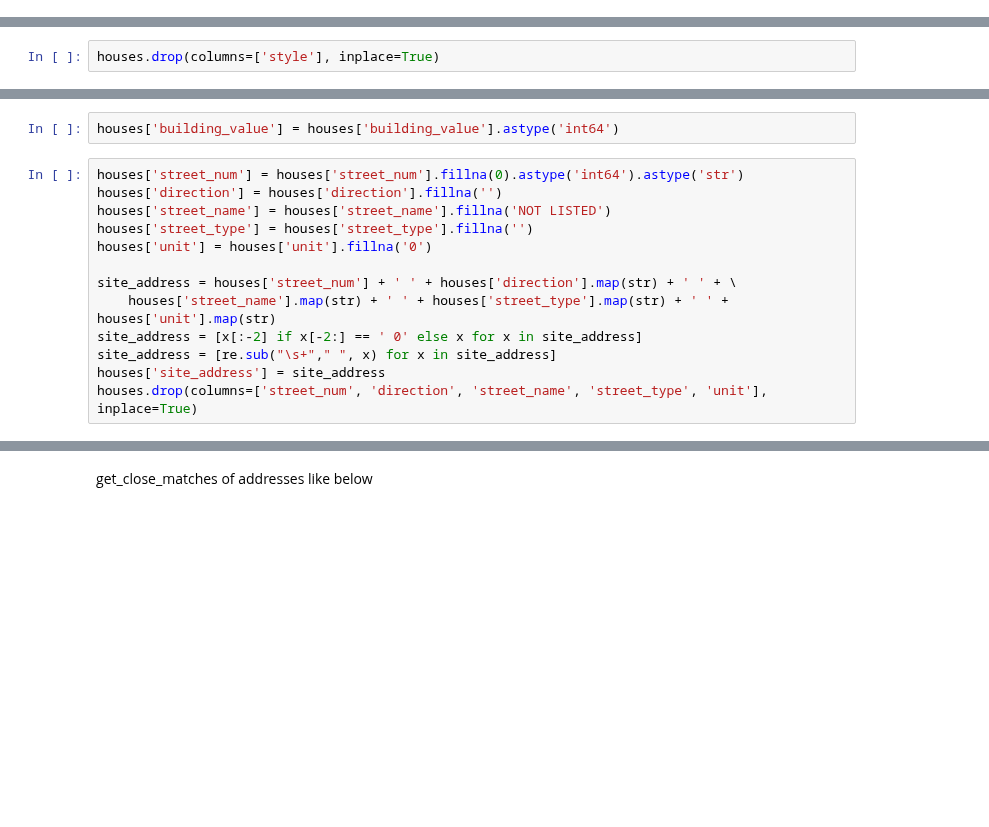
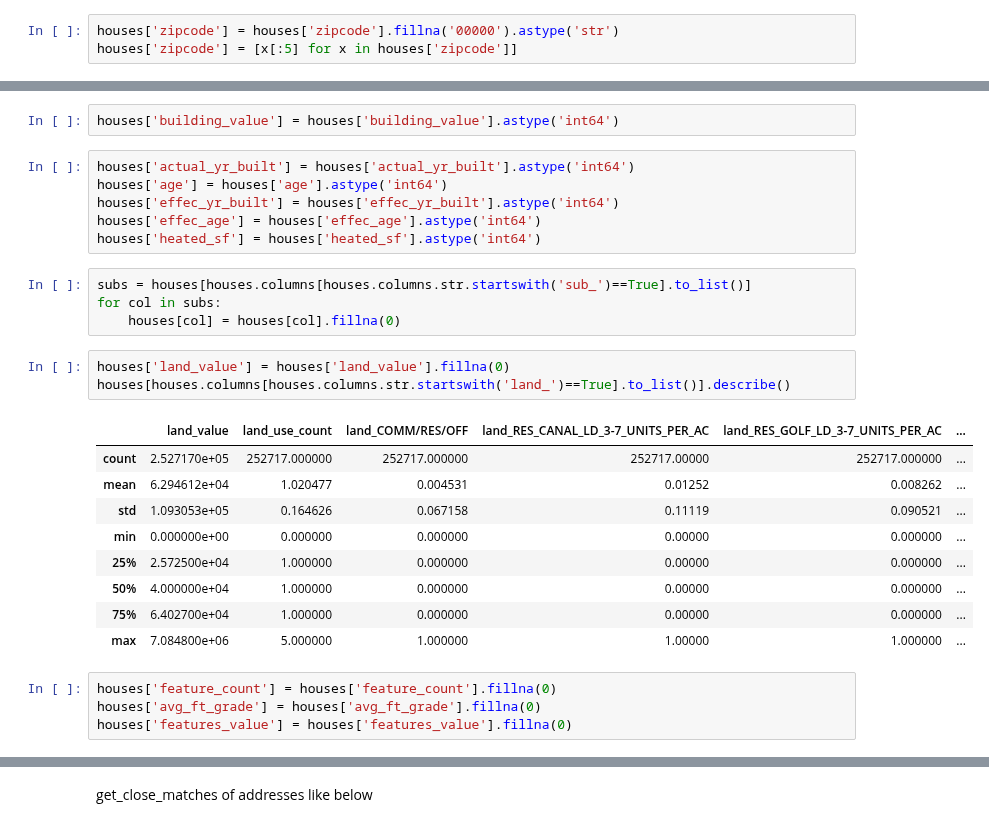
Before and after one commit to WillRobinson152/DS_Assingments, a Jupyter notebook: Jax Housing Analysis/3.CleanData.ipynb, the cells around one changed output, grey strips where cells are left out. Saved outputs shown, nothing was run; the diff lists cells and outputs as text; blank space fills up the shorter version.

```diff
--- a/Jax Housing Analysis/3.CleanData.ipynb
+++ b/Jax Housing Analysis/3.CleanData.ipynb
@@ -212,0 +319,3 @@ houses['neighborhood'] = houses['neighborhood'].astype('str')
+# %%
+houses['zipcode'] = houses['zipcode'].fillna('00000').astype('str')
+houses['zipcode'] = [x[:5] for x in houses['zipcode']]
@@ -225,24 +336,36 @@ houses['tax_district'] = houses['tax_district'].astype('category')
 houses['lot_sf'] = houses['lot_sf'].astype('int64')
 # %%
 houses['type_descr'] = houses['type_descr'].astype('category')
-# %%
-houses.drop(columns=['style'], inplace=True)
 # %%
 houses['class'] = houses['class'].astype('category')
 # %%
 houses['quality'] = houses['quality'].astype('category')
 # %%
 houses['building_value'] = houses['building_value'].astype('int64')
-# %%
-houses['street_num'] = houses['street_num'].fillna(0).astype('int64').astype('str')
-houses['direction'] = houses['direction'].fillna('')
-houses['street_name'] = houses['street_name'].fillna('NOT LISTED')
-houses['street_type'] = houses['street_type'].fillna('')
-houses['unit'] = houses['unit'].fillna('0')
-
-site_address = houses['street_num'] + ' ' + houses['direction'].map(str) + ' ' + \
-    houses['street_name'].map(str) + ' ' + houses['street_type'].map(str) + ' ' + houses['unit'].map(str)
-site_address = [x[:-2] if x[-2:] == ' 0' else x for x in site_address]
-site_address = [re.sub("\s+"," ", x) for x in site_address]
-houses['site_address'] = site_address
-houses.drop(columns=['street_num', 'direction', 'street_name', 'street_type', 'unit'], inplace=True)
+# %%
+houses['actual_yr_built'] = houses['actual_yr_built'].astype('int64')
+houses['age'] = houses['age'].astype('int64')
+houses['effec_yr_built'] = houses['effec_yr_built'].astype('int64')
+houses['effec_age'] = houses['effec_age'].astype('int64')
+houses['heated_sf'] = houses['heated_sf'].astype('int64')
+# %%
+subs = houses[houses.columns[houses.columns.str.startswith('sub_')==True].to_list()]
+for col in subs:
+    houses[col] = houses[col].fillna(0)
+# %%
+houses['land_value'] = houses['land_value'].fillna(0)
+houses[houses.columns[houses.columns.str.startswith('land_')==True].to_list()].describe()
+# %% [output]
+|  | land_value | land_use_count | land_COMM/RES/OFF | land_RES_CANAL_LD_3-7_UNITS_PER_AC | land_RES_GOLF_LD_3-7_UNITS_PER_AC | ... |
+| count | 2.527170e+05 | 252717.000000 | 252717.000000 | 252717.00000 | 252717.000000 | ... |
+| mean | 6.294612e+04 | 1.020477 | 0.004531 | 0.01252 | 0.008262 | ... |
+| std | 1.093053e+05 | 0.164626 | 0.067158 | 0.11119 | 0.090521 | ... |
+| min | 0.000000e+00 | 0.000000 | 0.000000 | 0.00000 | 0.000000 | ... |
+| 25% | 2.572500e+04 | 1.000000 | 0.000000 | 0.00000 | 0.000000 | ... |
+| 50% | 4.000000e+04 | 1.000000 | 0.000000 | 0.00000 | 0.000000 | ... |
+| 75% | 6.402700e+04 | 1.000000 | 0.000000 | 0.00000 | 0.000000 | ... |
+| max | 7.084800e+06 | 5.000000 | 1.000000 | 1.00000 | 1.000000 | ... |
+# %%
+houses['feature_count'] = houses['feature_count'].fillna(0)
+houses['avg_ft_grade'] = houses['avg_ft_grade'].fillna(0)
+houses['features_value'] = houses['features_value'].fillna(0)
```
Also changed, not shown: parts of 57 cells of this notebook, 2 other files.
